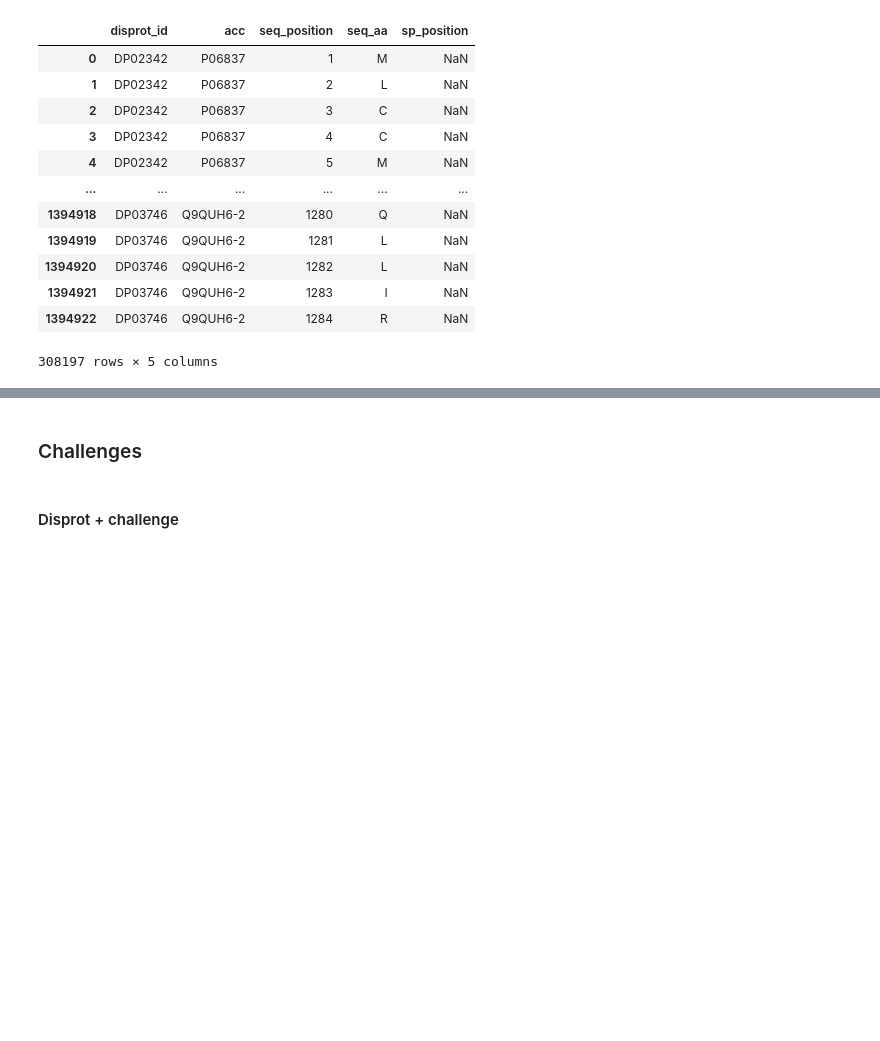
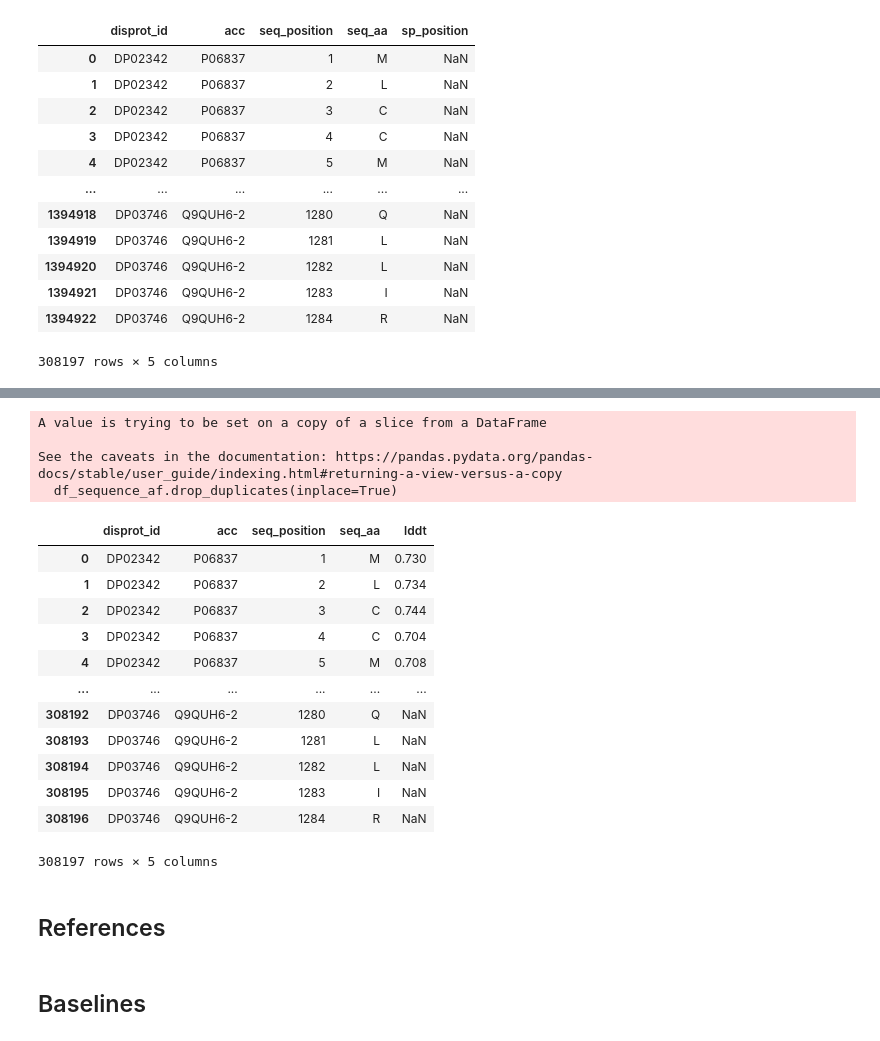
Before and after one commit to BioComputingUP/caid2-reference, a Jupyter notebook: src/notebooks/references.ipynb, the cells around one changed output, grey strips where cells are left out. Cells and saved outputs as stored; diff of their text form; code cells hidden in the pictures; blank space fills up the shorter version.

Commit message:
Updated references. First version ready.

```diff
--- a/src/notebooks/references.ipynb
+++ b/src/notebooks/references.ipynb
@@ -606,4 +686,26 @@ See the caveats in the documentation: https://pandas.pydata.org/pandas-docs/stab
+# %%
+df_sequence_af = df_sequence_af[['disprot_id', 'acc', 'seq_position', 'seq_aa', 'lddt']]
+df_sequence_af.drop_duplicates(inplace=True)
+df_sequence_af
+# %% [output]
+A value is trying to be set on a copy of a slice from a DataFrame
+
+See the caveats in the documentation: https://pandas.pydata.org/pandas-docs/stable/user_guide/indexing.html#returning-a-view-versus-a-copy
+  df_sequence_af.drop_duplicates(inplace=True)
+|  | disprot_id | acc | seq_position | seq_aa | lddt |
+| 0 | DP02342 | P06837 | 1 | M | 0.730 |
+| 1 | DP02342 | P06837 | 2 | L | 0.734 |
+| 2 | DP02342 | P06837 | 3 | C | 0.744 |
+| 3 | DP02342 | P06837 | 4 | C | 0.704 |
+| 4 | DP02342 | P06837 | 5 | M | 0.708 |
+| ... | ... | ... | ... | ... | ... |
+| 308192 | DP03746 | Q9QUH6-2 | 1280 | Q | NaN |
+| 308193 | DP03746 | Q9QUH6-2 | 1281 | L | NaN |
+| 308194 | DP03746 | Q9QUH6-2 | 1282 | L | NaN |
+| 308195 | DP03746 | Q9QUH6-2 | 1283 | I | NaN |
+| 308196 | DP03746 | Q9QUH6-2 | 1284 | R | NaN |
+308197 rows × 5 columns
 # %% [markdown]
-### Challenges
+## References
 # %%
 for challenge in ['disorder', 'linker', 'transition', 'binding', 'nucleic acid binding', 'protein binding']:
@@ -638,2 +750,0 @@ with open(f"{dir_results}/pdb-atleast.fasta", "w+") as f:
-# %% [markdown]
-#### Disprot + challenge
@@ -648 +751,3 @@ with open(f"{dir_results}/pdb-atleast.fasta", "w+") as f:
+# %% [markdown]
+## Baselines
 # %%
```
Also changed, not shown: parts of 34 cells of this notebook.
